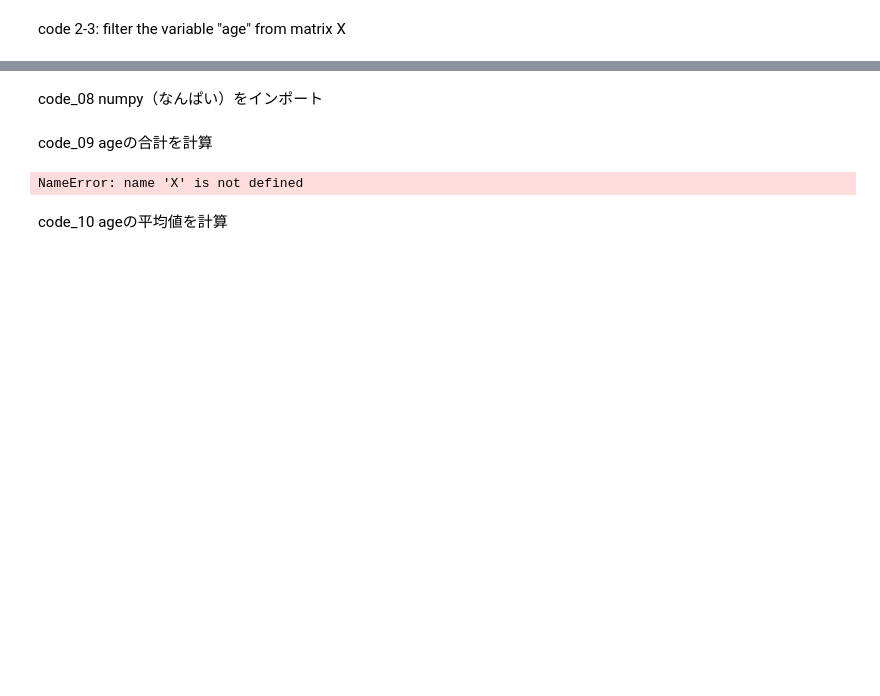
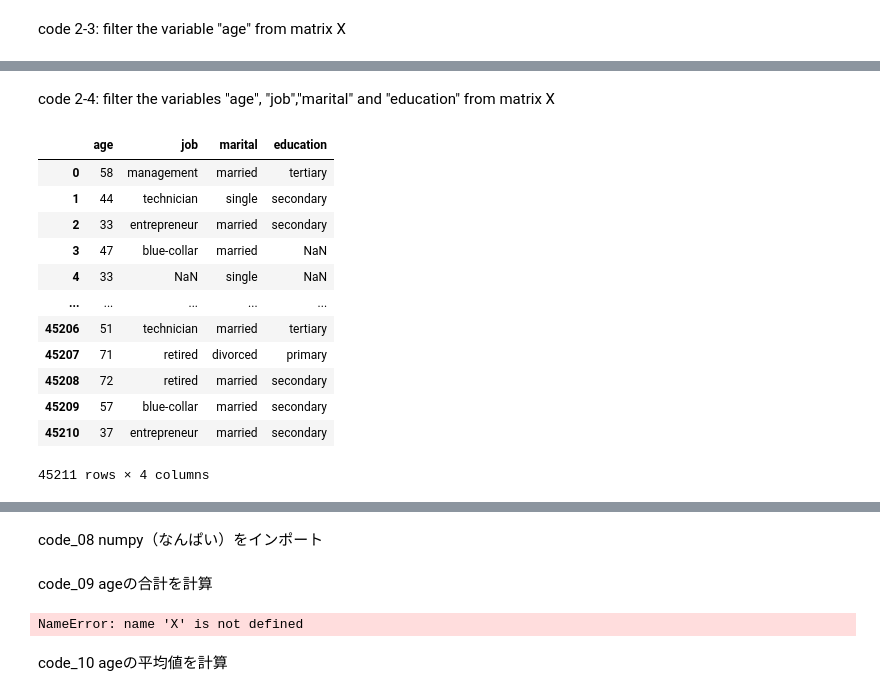
Before and after one commit to sugimotoh/classes, a Jupyter notebook: marketingmodels2024.ipynb, the cells around one changed output, grey strips where cells are left out. Cells and saved outputs as stored; diff of their text form; code cells hidden in the pictures; blank space fills up the shorter version.

```diff
--- a/marketingmodels2024.ipynb
+++ b/marketingmodels2024.ipynb
@@ -125,0 +126,18 @@ X["age"]
+# %% [markdown]
+code 2-4: filter the variables "age", "job","marital" and "education" from matrix X
+# %%
+X[["age", "job","marital","education"]]
+# %% [output]
+|  | age | job | marital | education |
+| 0 | 58 | management | married | tertiary |
+| 1 | 44 | technician | single | secondary |
+| 2 | 33 | entrepreneur | married | secondary |
+| 3 | 47 | blue-collar | married | NaN |
+| 4 | 33 | NaN | single | NaN |
+| ... | ... | ... | ... | ... |
+| 45206 | 51 | technician | married | tertiary |
+| 45207 | 71 | retired | divorced | primary |
+| 45208 | 72 | retired | married | secondary |
+| 45209 | 57 | blue-collar | married | secondary |
+| 45210 | 37 | entrepreneur | married | secondary |
+45211 rows × 4 columns
```
Also changed, not shown: parts of 16 cells of this notebook.
